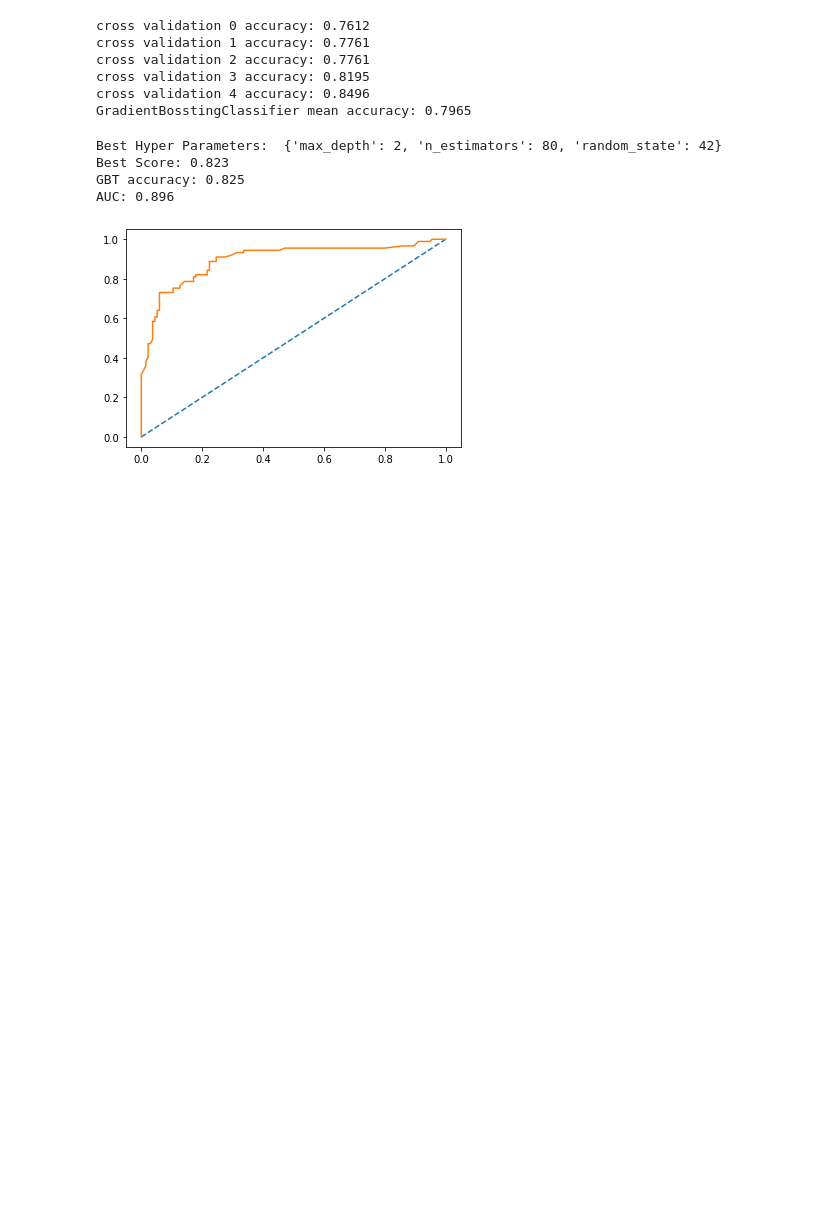
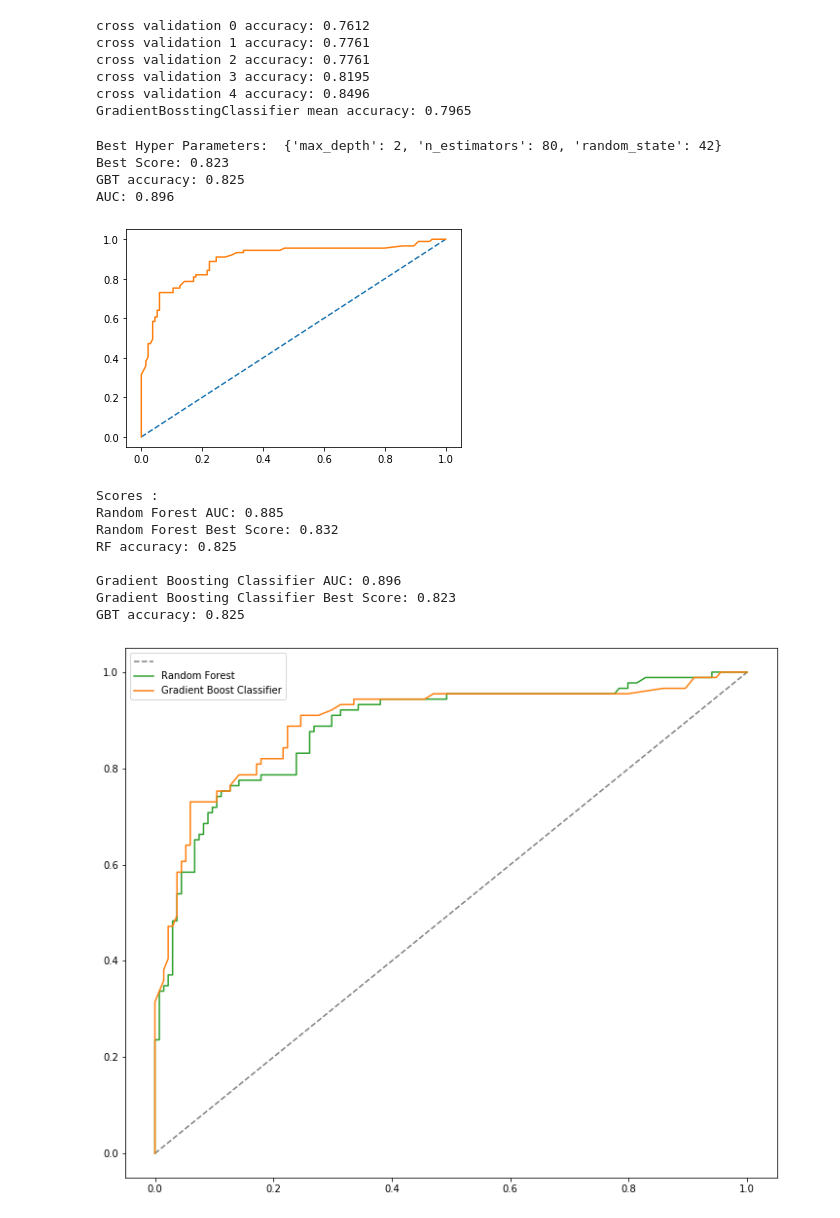
Before and after one commit to Walaleitor/proyectoFinal_ML, a Jupyter notebook: project/titanic_gbt_vs_rf .ipynb, the cells around one changed output. Drawn from its saved outputs; the diff is of its cells as text; code cells hidden in the pictures; blank space fills up the shorter version.

Commit message:
add confusion matrix and result for every model

```diff
--- a/project/titanic_gbt_vs_rf .ipynb
+++ b/project/titanic_gbt_vs_rf .ipynb
@@ -193,7 +197,7 @@ RF_params = {
             }
 
 
-RF_model = GridSearchCV(RF, param_grid = RF_params, cv = 3, n_jobs = -1)
+RF_model = GridSearchCV(RF, param_grid = RF_params, cv = 3, n_jobs = -1, scoring='accuracy')
 RF_model.fit(x_train, y_train)
 
 print("Best Hyper Parameters: ", RF_model.best_params_)
@@ -247,7 +253,7 @@ GBT_params = {
           'random_state' : [42]
              }
 
-GBT_model = GridSearchCV(GBT, param_grid = GBT_params, cv = 3, n_jobs = -1)
+GBT_model = GridSearchCV(GBT, param_grid = GBT_params, cv = 3, n_jobs = -1, scoring='accuracy')
 GBT_model.fit(x_train, y_train)
 print("Best Hyper Parameters: ",GBT_model.best_params_)
 print("Best Score: " + '%.3f' % GBT_model.best_score_)
@@ -272,3 +278,39 @@ Best Score: 0.823
 GBT accuracy: 0.825
 AUC: 0.896
 [figure]
+# %%
+#Area under the curve probability score
+b = '\033[1m'
+ub = '\033[0m'
+
+pyplot.figure(figsize=[12,10])
+print(b + 'Scores :')
+print(ub + 'Random Forest AUC: ' + b +  '%.3f' % RF_auc)
+print(ub + "Random Forest Best Score: "+ b +   '%.3f' % RF_model.best_score_)
+print(ub + "RF accuracy: " + b +   '%.3f' % RF_accuracy)
+
+
+print(ub + '\nGradient Boosting Classifier AUC: ' + b +  '%.3f' % GBT_auc)
+print(ub + "Gradient Boosting Classifier Best Score: " + b +   '%.3f' % GBT_model.best_score_)
+print(ub + "GBT accuracy: "+ b +   '%.3f' % GBT_accuracy)
+
+
+# AUC plot
+pyplot.plot([0, 1], [0, 1], linestyle='--', color = 'grey')
+pyplot.plot(RF_fpr, RF_tpr, color = 'tab:green')
+pyplot.plot(GBT_fpr, GBT_tpr, color = 'tab:orange')
+
+pyplot.legend(('', 'Random Forest',
+                   'Gradient Boost Classifier'))
+
+pyplot.show()
+# %% [output]
+Scores :
+Random Forest AUC: 0.885
+Random Forest Best Score: 0.832
+RF accuracy: 0.825
+
+Gradient Boosting Classifier AUC: 0.896
+Gradient Boosting Classifier Best Score: 0.823
+GBT accuracy: 0.825
+[figure, added]
```
Also changed, not shown: parts of 5 cells of this notebook, 2 other files.
